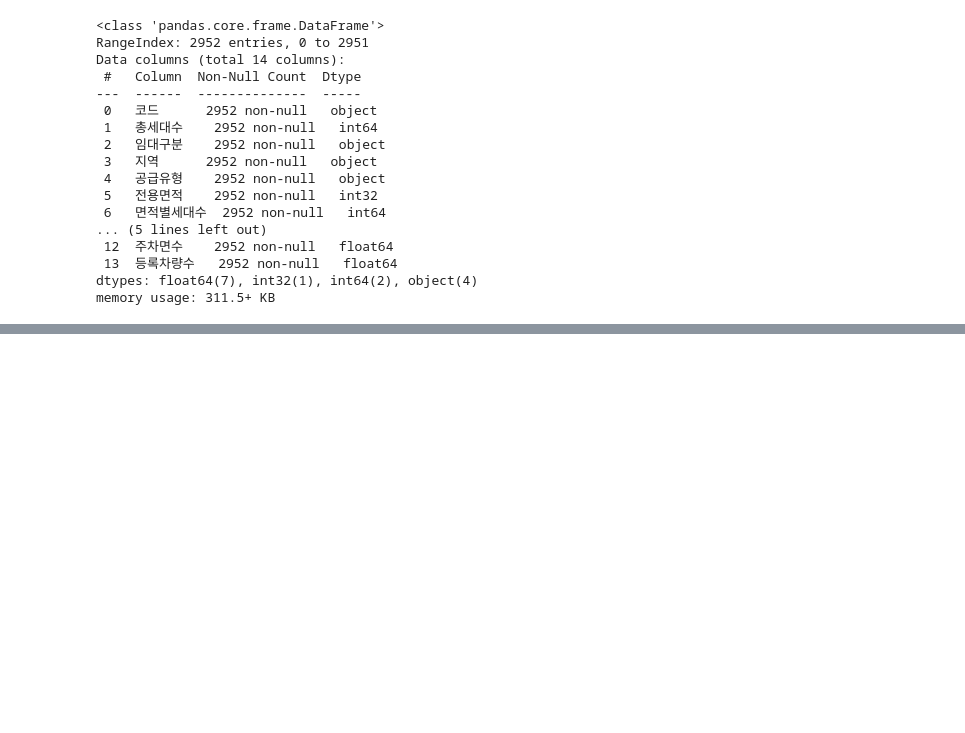
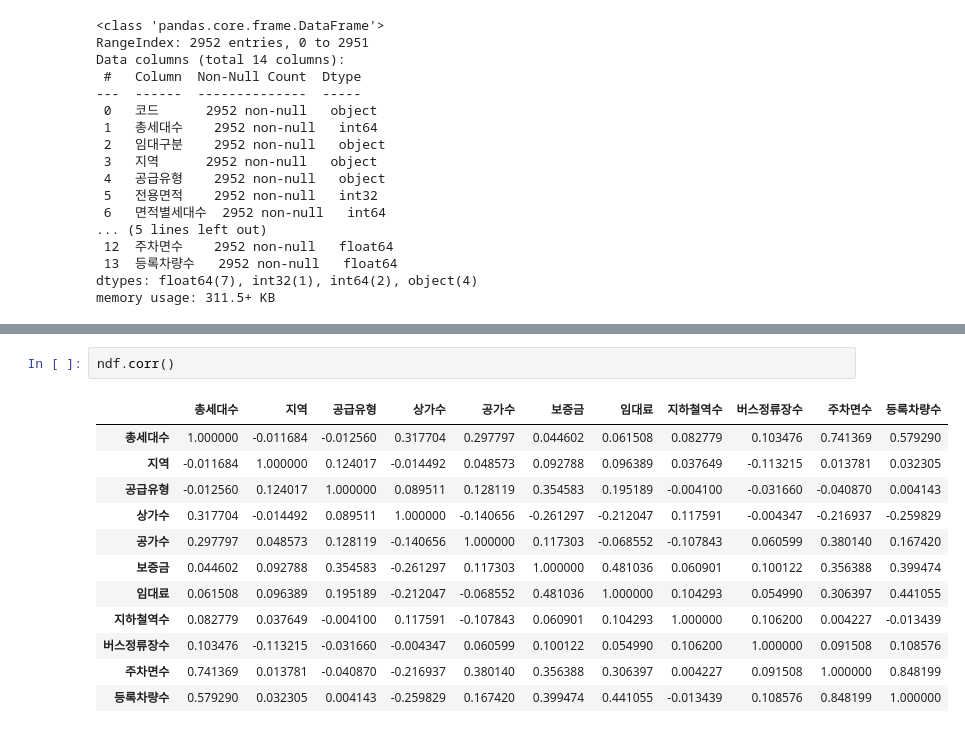
Before and after one commit to gustnekd47/DACON_parkingLot, a Jupyter notebook: main.ipynb, the cells around one changed output, grey strips where cells are left out. Drawn from its saved outputs; the diff is of its cells as text; blank space fills up the shorter version.

```diff
--- a/main.ipynb
+++ b/main.ipynb
@@ -334,0 +375,15 @@ print(y_test.shape)
+# %%
+ndf.corr()
+# %% [output]
+|  | 총세대수 | 지역 | 공급유형 | 상가수 | 공가수 | 보증금 | 임대료 | 지하철역수 | 버스정류장수 | 주차면수 | 등록차량수 |
+| 총세대수 | 1.000000 | -0.011684 | -0.012560 | 0.317704 | 0.297797 | 0.044602 | 0.061508 | 0.082779 | 0.103476 | 0.741369 | 0.579290 |
+| 지역 | -0.011684 | 1.000000 | 0.124017 | -0.014492 | 0.048573 | 0.092788 | 0.096389 | 0.037649 | -0.113215 | 0.013781 | 0.032305 |
+| 공급유형 | -0.012560 | 0.124017 | 1.000000 | 0.089511 | 0.128119 | 0.354583 | 0.195189 | -0.004100 | -0.031660 | -0.040870 | 0.004143 |
+| 상가수 | 0.317704 | -0.014492 | 0.089511 | 1.000000 | -0.140656 | -0.261297 | -0.212047 | 0.117591 | -0.004347 | -0.216937 | -0.259829 |
+| 공가수 | 0.297797 | 0.048573 | 0.128119 | -0.140656 | 1.000000 | 0.117303 | -0.068552 | -0.107843 | 0.060599 | 0.380140 | 0.167420 |
+| 보증금 | 0.044602 | 0.092788 | 0.354583 | -0.261297 | 0.117303 | 1.000000 | 0.481036 | 0.060901 | 0.100122 | 0.356388 | 0.399474 |
+| 임대료 | 0.061508 | 0.096389 | 0.195189 | -0.212047 | -0.068552 | 0.481036 | 1.000000 | 0.104293 | 0.054990 | 0.306397 | 0.441055 |
+| 지하철역수 | 0.082779 | 0.037649 | -0.004100 | 0.117591 | -0.107843 | 0.060901 | 0.104293 | 1.000000 | 0.106200 | 0.004227 | -0.013439 |
+| 버스정류장수 | 0.103476 | -0.113215 | -0.031660 | -0.004347 | 0.060599 | 0.100122 | 0.054990 | 0.106200 | 1.000000 | 0.091508 | 0.108576 |
+| 주차면수 | 0.741369 | 0.013781 | -0.040870 | -0.216937 | 0.380140 | 0.356388 | 0.306397 | 0.004227 | 0.091508 | 1.000000 | 0.848199 |
+| 등록차량수 | 0.579290 | 0.032305 | 0.004143 | -0.259829 | 0.167420 | 0.399474 | 0.441055 | -0.013439 | 0.108576 | 0.848199 | 1.000000 |
```
Also changed, not shown: parts of 17 cells of this notebook, 2 other files.
